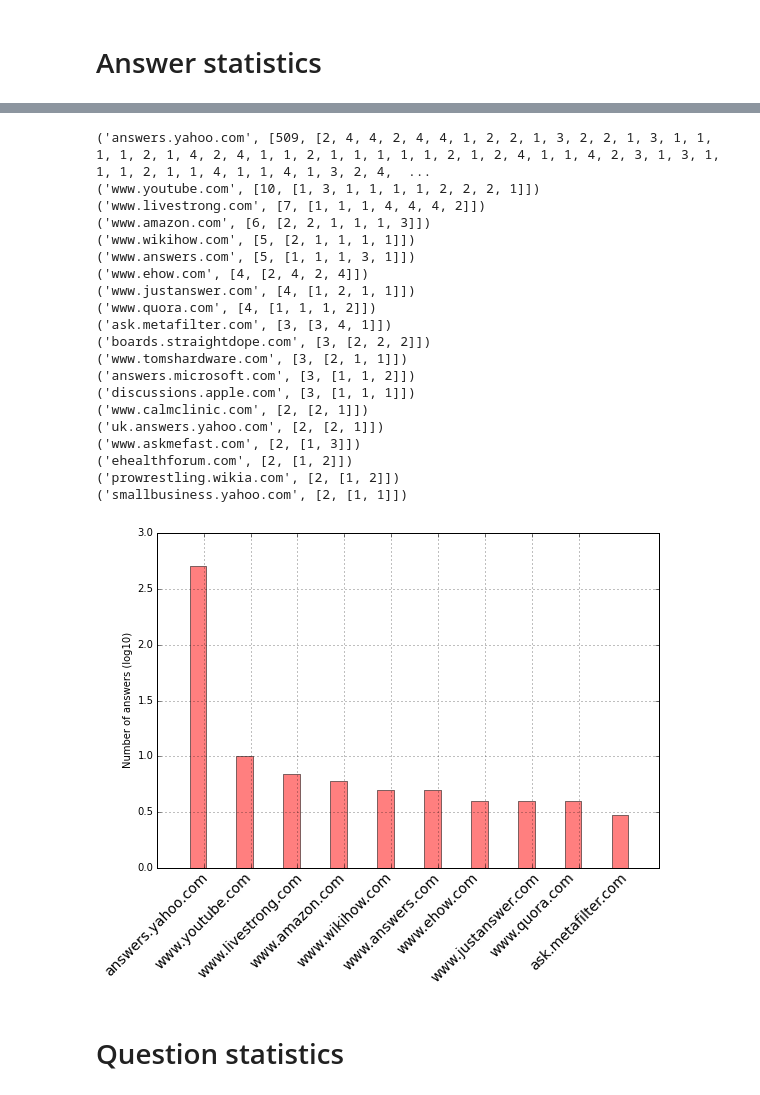
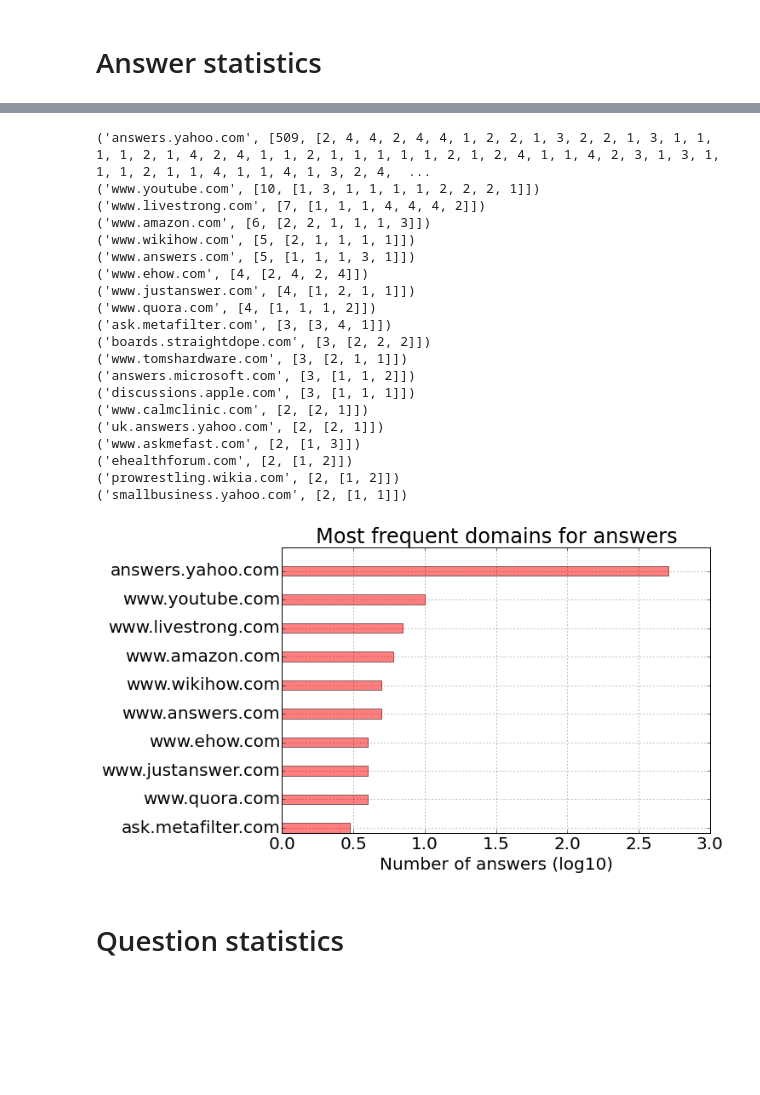
Before and after one commit to DenXX/irlab, a Jupyter notebook: code/dsavenk/liveqa/analysis/LiveQA Analysis.ipynb, the cells around one changed output, grey strips where cells are left out. Saved outputs shown, nothing was run; the diff lists cells and outputs as text; code cells hidden in the pictures; blank space fills up the shorter version.

```diff
--- a/code/dsavenk/liveqa/analysis/LiveQA Analysis.ipynb
+++ b/code/dsavenk/liveqa/analysis/LiveQA Analysis.ipynb
@@ -2,8 +2,13 @@
 from __future__ import print_function
 
 import numpy as np
+import operator
+import matplotlib as mpl
 import matplotlib.mlab as mlab
 import matplotlib.pyplot as plt
+# the histogram of the data
+mpl.rcParams['font.size'] = 20.0
+%matplotlib inline
 
 BASE_PATH = "/home/dsavenk/Projects/octiron/"
 LIVEQA_DATA_PATH = BASE_PATH + "data/liveqa/"
@@ -98,23 +103,22 @@ scores = get_ya_web_scores(judged_results, answers)
 # %%
 print("# Number of answers\nYahoo!Answers: %d\tWeb:%d\tNo answer:%d" % (len(scores["ya"]), len(scores["web"]), len(scores["idon'tknow"])))
 
+mpl.rcParams['font.size'] = 20.0
 plot_pie_chart([len(scores["ya"]), len(scores["web"]), 1087 - len(scores["ya"]) - len(scores["web"])], ["Yahoo! Answers", "Web search", "No answer"], angle=90, title="Answer source statistics")
 
 print("# Average score:\nYahoo!Answers: %.5f\tWeb:%.5f" % (1.0 * sum(scores["ya"]) / len(scores["ya"]), 1.0 * sum(scores["web"]) / len(scores["web"])))
 print("# Number of answers with score > 2\nYahoo!Answers: %d\tWeb:%d" % (len([score for score in scores["ya"] if score > 2]), len([score for score in scores["web"] if score > 2])))
 
-# the histogram of the data
-%matplotlib inline
 plt.hist((scores["ya"], scores["web"]), bins=range(-2, 6), color=('green', 'red'), alpha=0.5, label=("Yahoo! Answers", "Web passages"))
 plt.xlabel('Score')
 plt.title('Histogram of scores per source type')
 plt.legend()
 plt.grid(True)
 
-plt.figure(figsize=(8, 5))
+plt.figure(figsize=(8, 6))
 plt.hist((scores["ya"], scores["web"]), normed=True, bins=range(1, 6), color=('green', 'red'), alpha=0.5, label=("Yahoo! Answers", "Web passages"))
 plt.xlabel('Score')
-plt.title('Normalized histogram of scores for answer source types')
+plt.title('Normalized histogram of scores for answer source types', y=1.05)
 plt.legend()
 plt.grid(True)
 
@@ -154,37 +158,38 @@ names = [rec[0] for rec in domains][:10]
 
 ind = np.arange(len(names))  # the x locations for the groups
 width = 0.35       # the width of the bars
 
 fig, ax = plt.subplots(figsize=(9,6))
-average_bars = ax.bar(ind, vals, width, color='r', alpha=0.5)
+average_bars = ax.barh(ind, vals[::-1], width, color='r', alpha=0.5)
 
 # add some text for labels, title and axes ticks
-ax.set_ylabel('Number of answers (log10)')
-plt.xticks(ind - 2 * width, names, rotation=45, fontsize=14)
+ax.set_xlabel('Number of answers (log10)')
+plt.yticks(ind + 0.5*width, names[::-1], rotation=0, fontsize=20)
 plt.grid(True)
+plt.title("Most frequent domains for answers")
 plt.show()
 # %% [output]
 ('answers.yahoo.com', [509, [2, 4, 4, 2, 4, 4, 1, 2, 2, 1, 3, 2, 2, 1, 3, 1, 1, 1, 1, 2, 1, 4, 2, 4, 1, 1, 2, 1, 1, 1, 1, 1, 2, 1, 2, 4, 1, 1, 4, 2, 3, 1, 3, 1, 1, 1, 2, 1, 1, 4, 1, 1, 4, 1, 3, 2, 4,  ...
 ('www.youtube.com', [10, [1, 3, 1, 1, 1, 1, 2, 2, 2, 1]])
 ('www.livestrong.com', [7, [1, 1, 1, 4, 4, 4, 2]])
 ('www.amazon.com', [6, [2, 2, 1, 1, 1, 3]])
 ('www.wikihow.com', [5, [2, 1, 1, 1, 1]])
 ('www.answers.com', [5, [1, 1, 1, 3, 1]])
 ('www.ehow.com', [4, [2, 4, 2, 4]])
 ('www.justanswer.com', [4, [1, 2, 1, 1]])
 ('www.quora.com', [4, [1, 1, 1, 2]])
 ('ask.metafilter.com', [3, [3, 4, 1]])
 ('boards.straightdope.com', [3, [2, 2, 2]])
 ('www.tomshardware.com', [3, [2, 1, 1]])
 ('answers.microsoft.com', [3, [1, 1, 2]])
 ('discussions.apple.com', [3, [1, 1, 1]])
 ('www.calmclinic.com', [2, [2, 1]])
 ('uk.answers.yahoo.com', [2, [2, 1]])
 ('www.askmefast.com', [2, [1, 3]])
 ('ehealthforum.com', [2, [1, 2]])
 ('prowrestling.wikia.com', [2, [1, 2]])
 ('smallbusiness.yahoo.com', [2, [1, 1]])
-[figure, old version]
+[figure, new version]
 # %% [markdown]
 # Question statistics
 # %%
```
Also changed, not shown: parts of 5 cells of this notebook, 18 other files.
